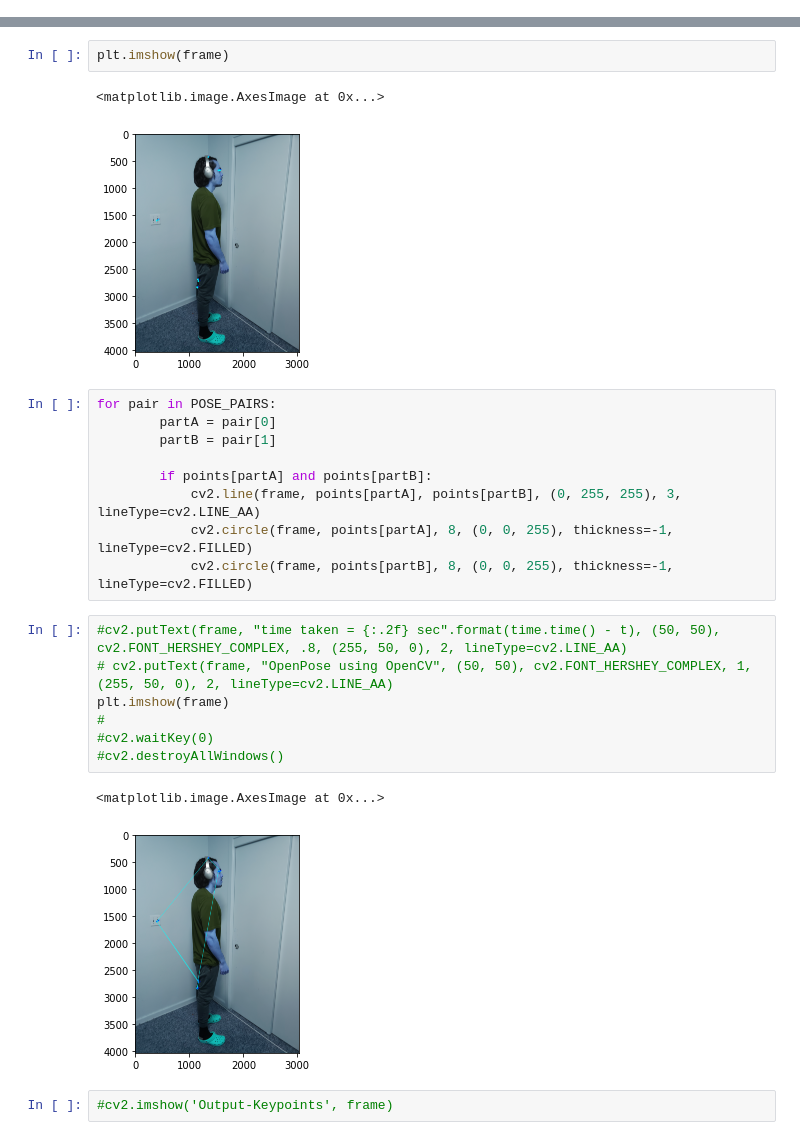
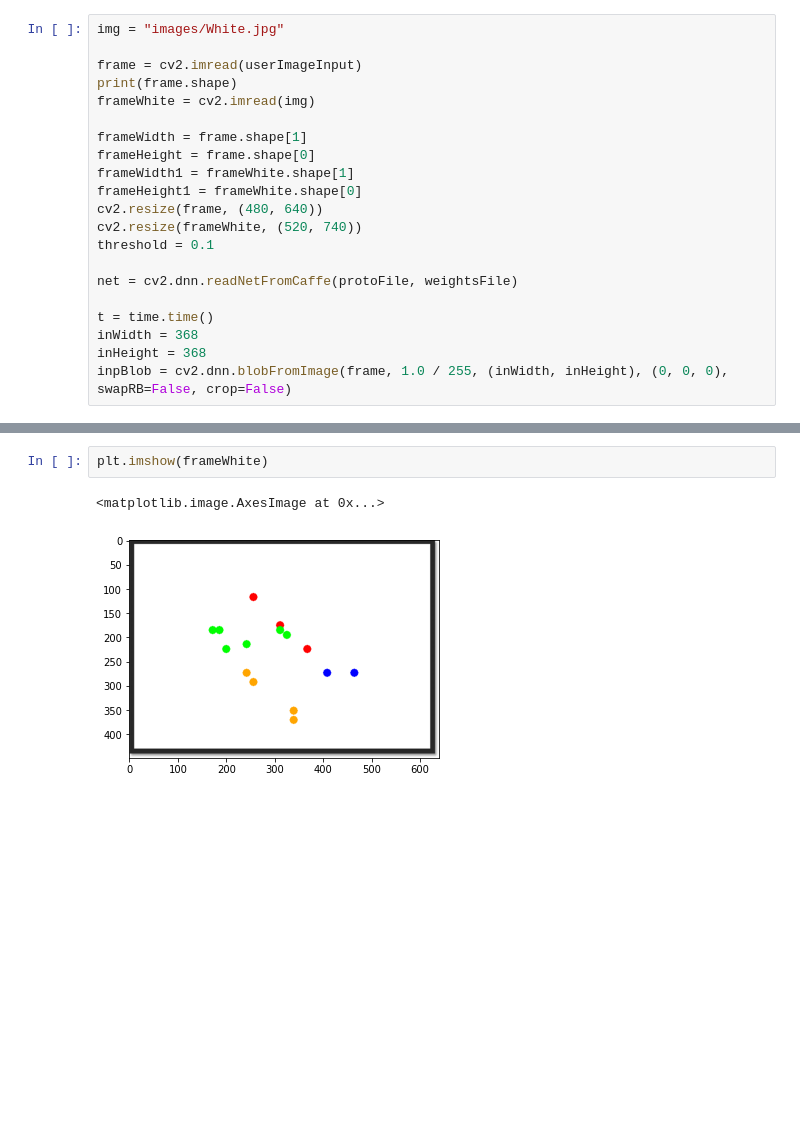
Before and after one commit to augutierrez/MLFitness, a Jupyter notebook: MLF.ipynb, the cells around one changed output, grey strips where cells are left out. Cells and saved outputs as stored; diff of their text form; blank space fills up the shorter version.

```diff
--- a/MLF.ipynb
+++ b/MLF.ipynb
@@ -80,0 +23,21 @@ array([[[[-1.90099236e-05, -4.30659857e-05, -4.78241127e-05, ...,
+# %%
+img = "images/White.jpg"
+
+frame = cv2.imread(userImageInput)
+print(frame.shape)
+frameWhite = cv2.imread(img)
+
+frameWidth = frame.shape[1]
+frameHeight = frame.shape[0]
+frameWidth1 = frameWhite.shape[1]
+frameHeight1 = frameWhite.shape[0]
+cv2.resize(frame, (480, 640))
+cv2.resize(frameWhite, (520, 740))
+threshold = 0.1
+
+net = cv2.dnn.readNetFromCaffe(protoFile, weightsFile)
+
+t = time.time()
+inWidth = 368
+inHeight = 368
+inpBlob = cv2.dnn.blobFromImage(frame, 1.0 / 255, (inWidth, inHeight), (0, 0, 0), swapRB=False, crop=False)
@@ -122,26 +152,5 @@ points
 # %%
-plt.imshow(frame)
+plt.imshow(frameWhite)
 # %% [output]
 <matplotlib.image.AxesImage at 0x...>
-[figure, old version]
+[figure, new version]
-# %%
-for pair in POSE_PAIRS:
-        partA = pair[0]
-        partB = pair[1]
-
-        if points[partA] and points[partB]:
-            cv2.line(frame, points[partA], points[partB], (0, 255, 255), 3, lineType=cv2.LINE_AA)
-            cv2.circle(frame, points[partA], 8, (0, 0, 255), thickness=-1, lineType=cv2.FILLED)
-            cv2.circle(frame, points[partB], 8, (0, 0, 255), thickness=-1, lineType=cv2.FILLED)
-# %%
-#cv2.putText(frame, "time taken = {:.2f} sec".format(time.time() - t), (50, 50), cv2.FONT_HERSHEY_COMPLEX, .8, (255, 50, 0), 2, lineType=cv2.LINE_AA)
-# cv2.putText(frame, "OpenPose using OpenCV", (50, 50), cv2.FONT_HERSHEY_COMPLEX, 1, (255, 50, 0), 2, lineType=cv2.LINE_AA)
-plt.imshow(frame)
-#
-#cv2.waitKey(0)
-#cv2.destroyAllWindows()
-# %% [output]
-<matplotlib.image.AxesImage at 0x...>
-[figure, removed]
-# %%
-#cv2.imshow('Output-Keypoints', frame)
```
Also changed, not shown: parts of 10 cells of this notebook, 44 other files.
